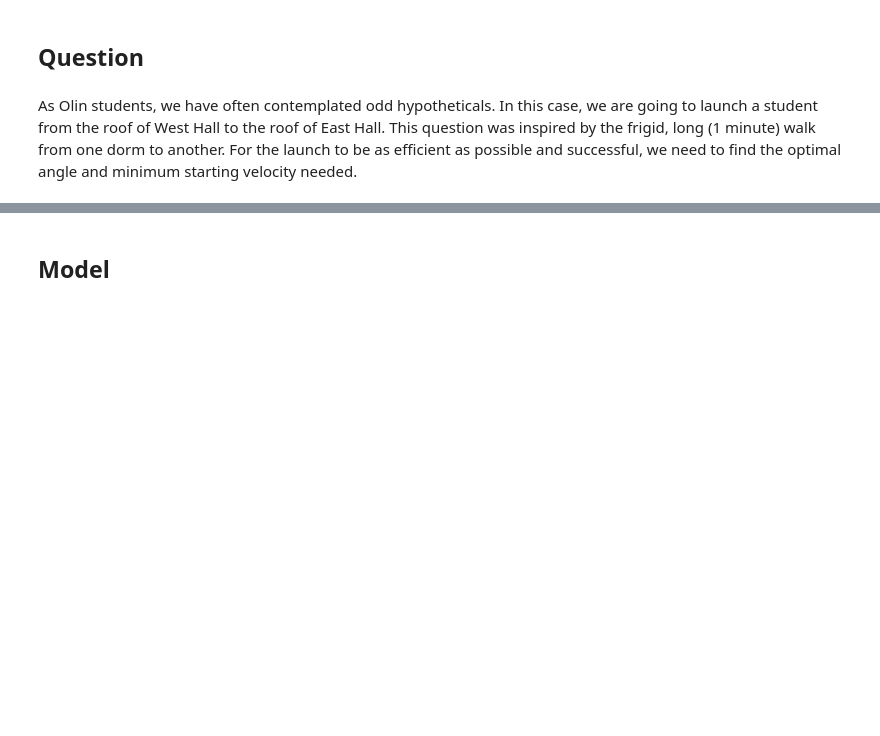
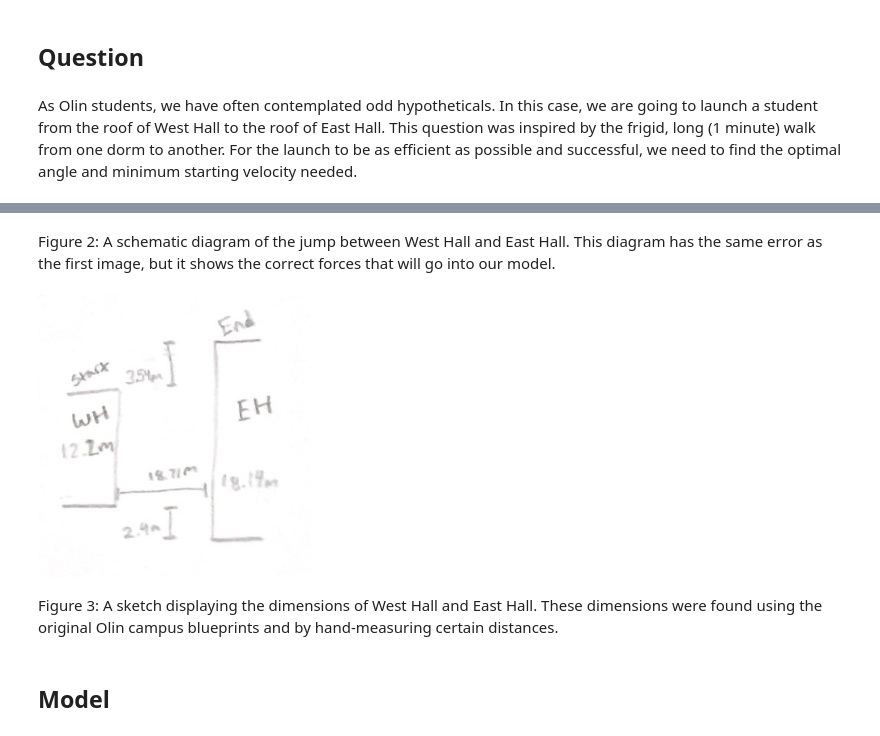
Before and after one commit to MellieZito/Project-3, a Jupyter notebook: code/OlinLaunch.ipynb, the cells around one changed output, grey strips where cells are left out. Drawn from its saved outputs; the diff is of its cells as text; code cells hidden in the pictures; blank space fills up the shorter version.

```diff
--- a/code/OlinLaunch.ipynb
+++ b/code/OlinLaunch.ipynb
@@ -20,3 +33,11 @@ As Olin students, we have often contemplated odd hypotheticals. In this case, we
+# %% [markdown]
+Figure 2: A schematic diagram of the jump between West Hall and East Hall. This diagram has the same error as the first image, but it shows the correct forces that will go into our model.
+# %%
+Image("images/olinLaunchDimensions.PNG")
+# %% [output]
+[figure, added]
+# %% [markdown]
+Figure 3: A sketch displaying the dimensions of West Hall and East Hall. These dimensions were found using the original Olin campus blueprints and by hand-measuring certain distances.
 # %% [markdown]
 ## Model
 # %% [markdown]
```
Also changed, not shown: parts of 5 cells of this notebook.
